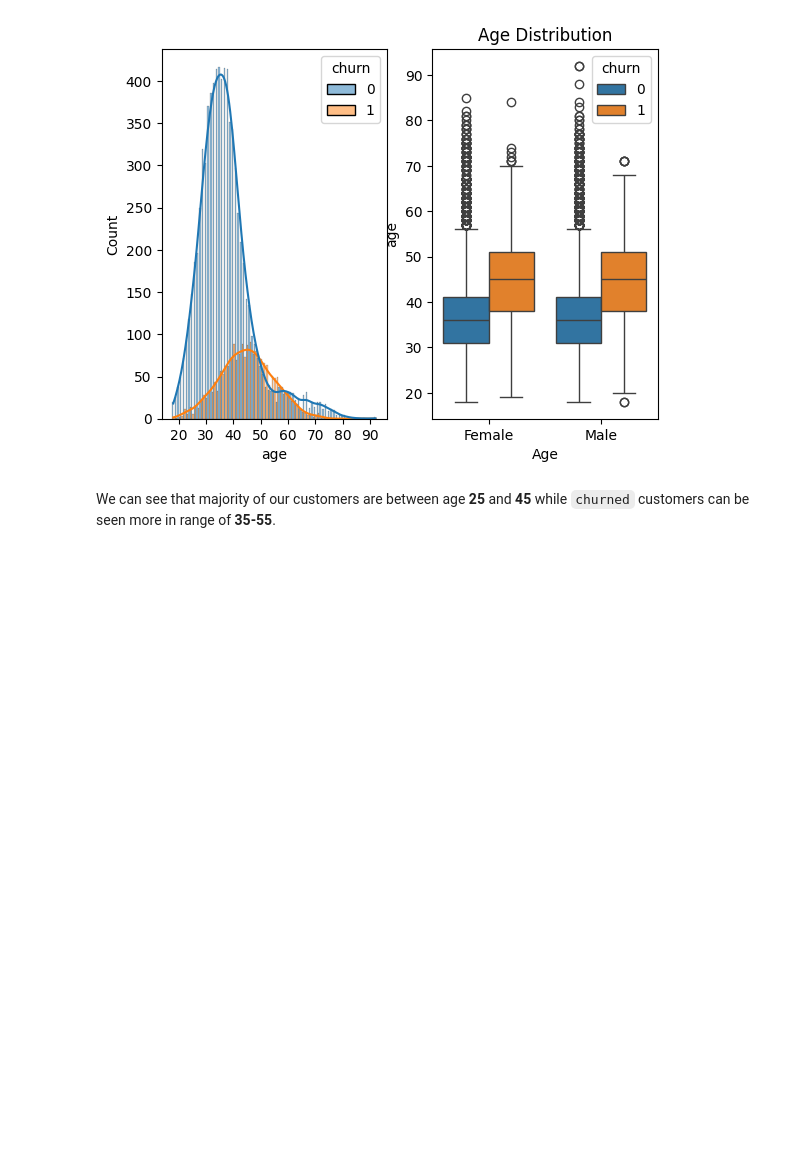
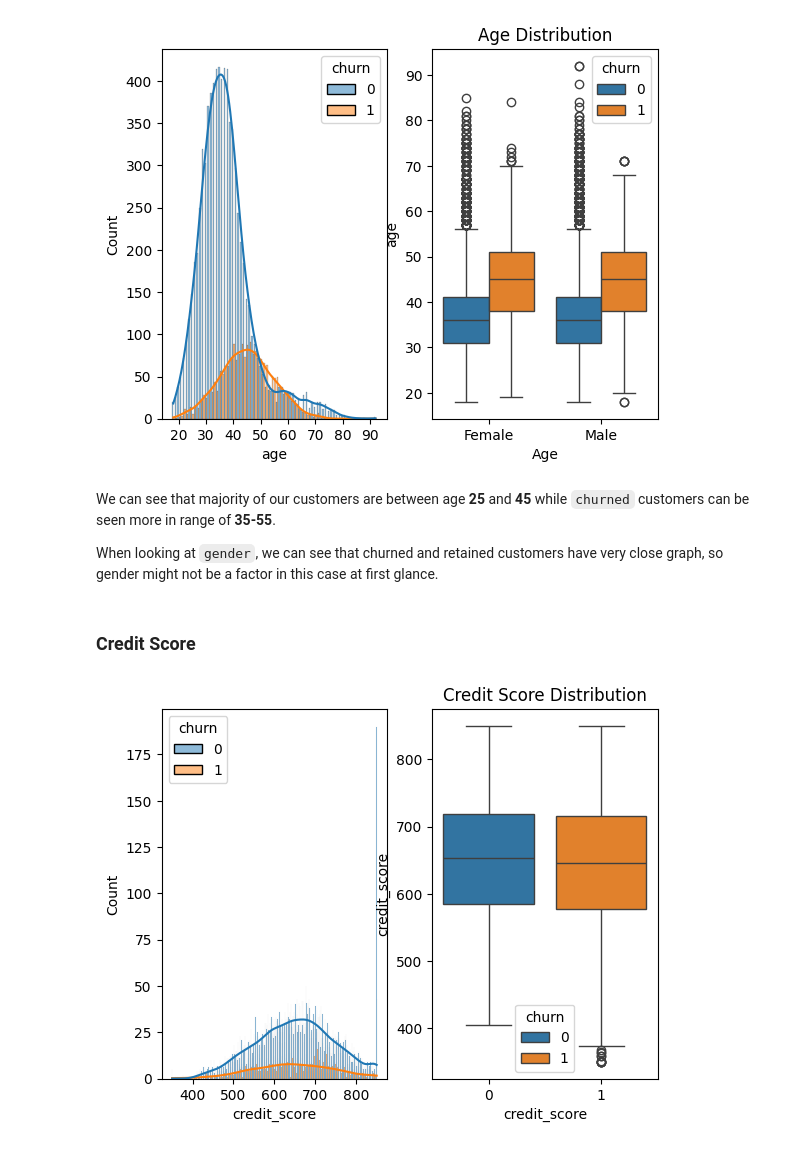
Before and after one commit to ArvydasKacinas/Bank-Customer-Churn, a Jupyter notebook: ML_Notebook.ipynb, the cells around one changed output. Saved outputs shown, nothing was run; the diff lists cells and outputs as text; code cells hidden in the pictures; blank space fills up the shorter version.

Commit message:
EDA updates
Continue working with EDA - credit_score and country charts added

```diff
--- a/ML_Notebook.ipynb
+++ b/ML_Notebook.ipynb
@@ -135,3 +135,23 @@ plt.title("Age Distribution");
 [figure]
 # %% [markdown]
 We can see that majority of our customers are between age **25** and **45** while `churned` customers can be seen more in range of **35-55**.
+
+When looking at `gender`, we can see that churned and retained customers have very close graph, so gender might not be a factor in this case at first glance.
+# %% [markdown]
+### Credit Score
+# %%
+credit_score_fig, credit_score_ax = plt.subplots(1,2)
+credit_score_distribution = sns.histplot(data=bank_churn_data, x="credit_score",
+                                hue="churn",
+                                bins=20,
+                                multiple="dodge",
+                                discrete=True,
+                                stat="count",
+                                kde=True,
+                                ax=credit_score_ax[0])
+sns.boxplot(data=bank_churn_data, x="churn", y="credit_score", hue="churn", ax=credit_score_ax[1])
+credit_score_distribution.xaxis.set_major_locator(tck.MultipleLocator(100))
+plt.xlabel("credit_score")
+plt.title("Credit Score Distribution");
+# %% [output]
+[figure, added]
```
Also changed, not shown: parts of 4 cells of this notebook.
